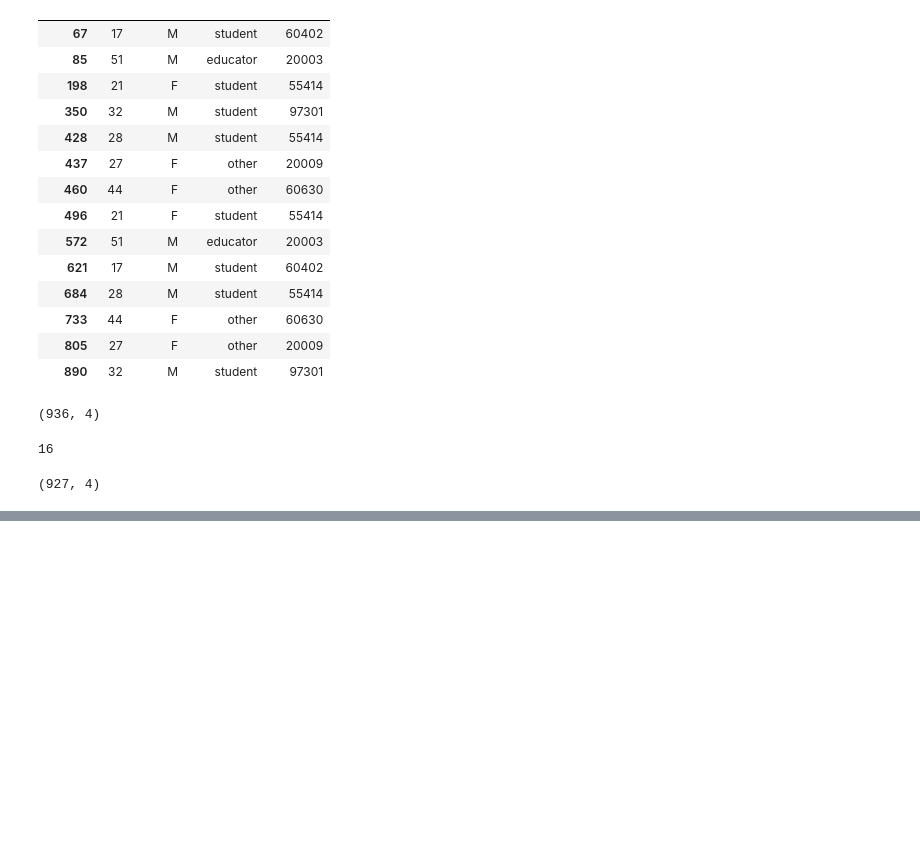
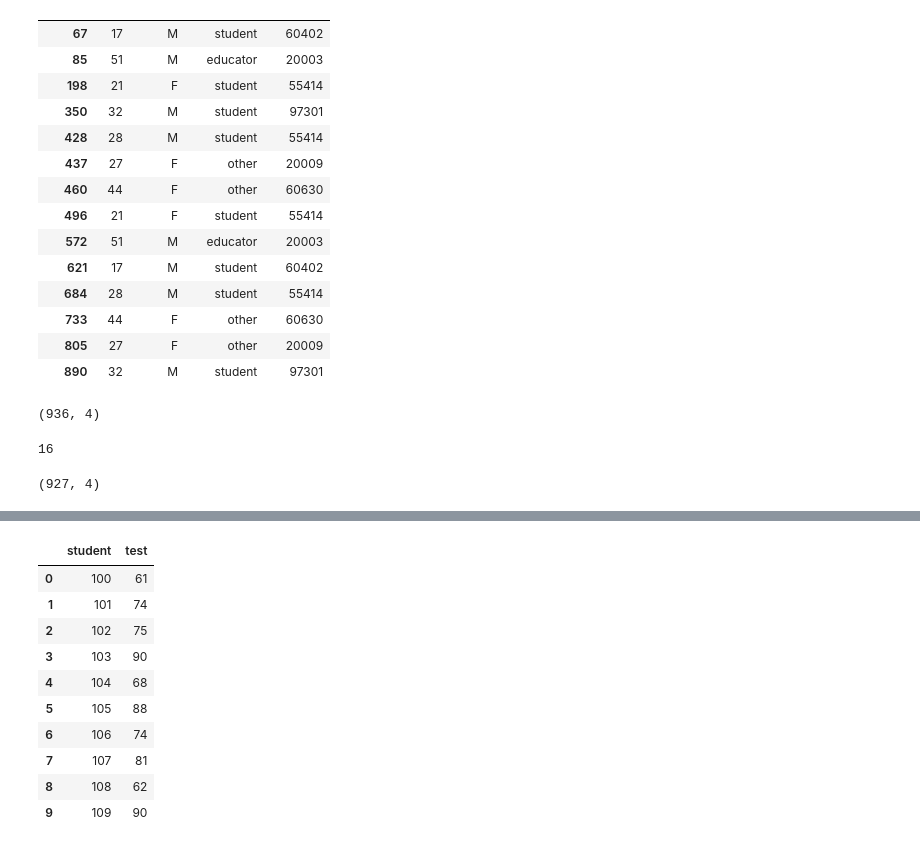
Before and after one commit to GregHacob/Notebooks, a Jupyter notebook: Pandas_Essentials_2.ipynb, the cells around one changed output, grey strips where cells are left out. Drawn from its saved outputs; the diff is of its cells as text; code cells hidden in the pictures; blank space fills up the shorter version.

Commit message:
How to create a pandas DataFrame from another object?

```diff
--- a/Pandas_Essentials_2.ipynb
+++ b/Pandas_Essentials_2.ipynb
@@ -447,0 +494,15 @@ users.drop_duplicates(subset=['age', 'zip_code']).shape
+# %%
+# create a DataFrame of student IDs (100 through 109) and test scores (random integers between 60 and 100)
+pd.DataFrame({'student':np.arange(100, 110, 1), 'test':np.random.randint(60, 101, 10)})
+# %% [output]
+|  | student | test |
+| 0 | 100 | 61 |
+| 1 | 101 | 74 |
+| 2 | 102 | 75 |
+| 3 | 103 | 90 |
+| 4 | 104 | 68 |
+| 5 | 105 | 88 |
+| 6 | 106 | 74 |
+| 7 | 107 | 81 |
+| 8 | 108 | 62 |
+| 9 | 109 | 90 |
```
Also changed, not shown: parts of 8 cells of this notebook.
